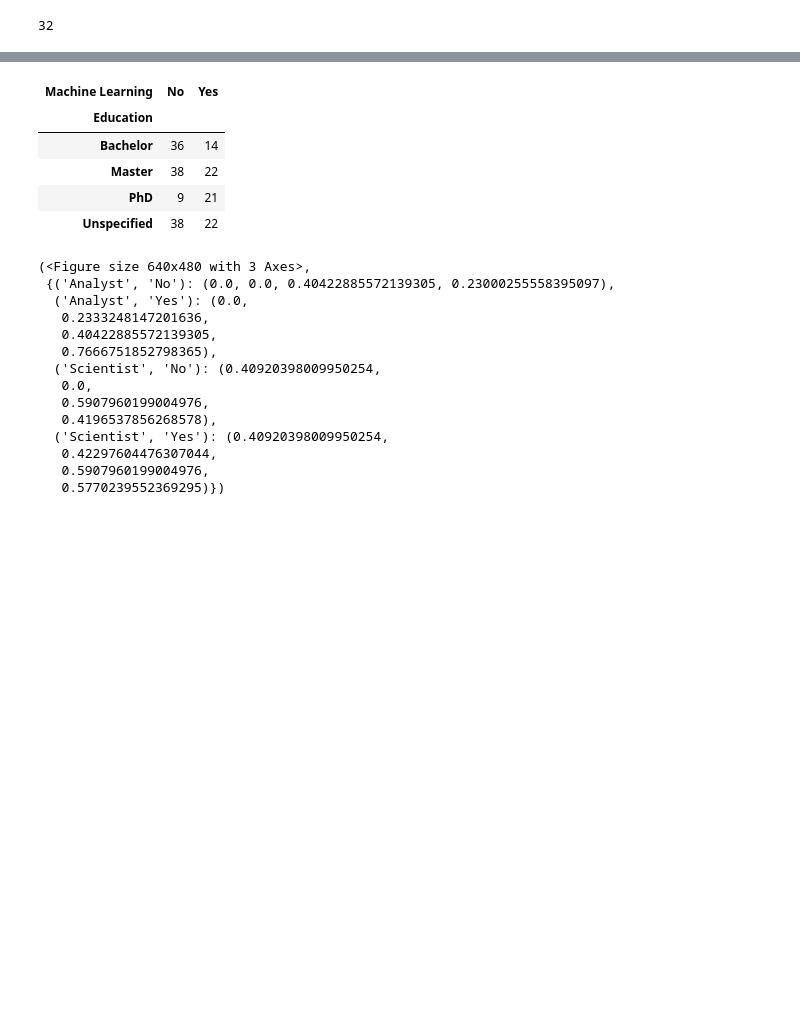
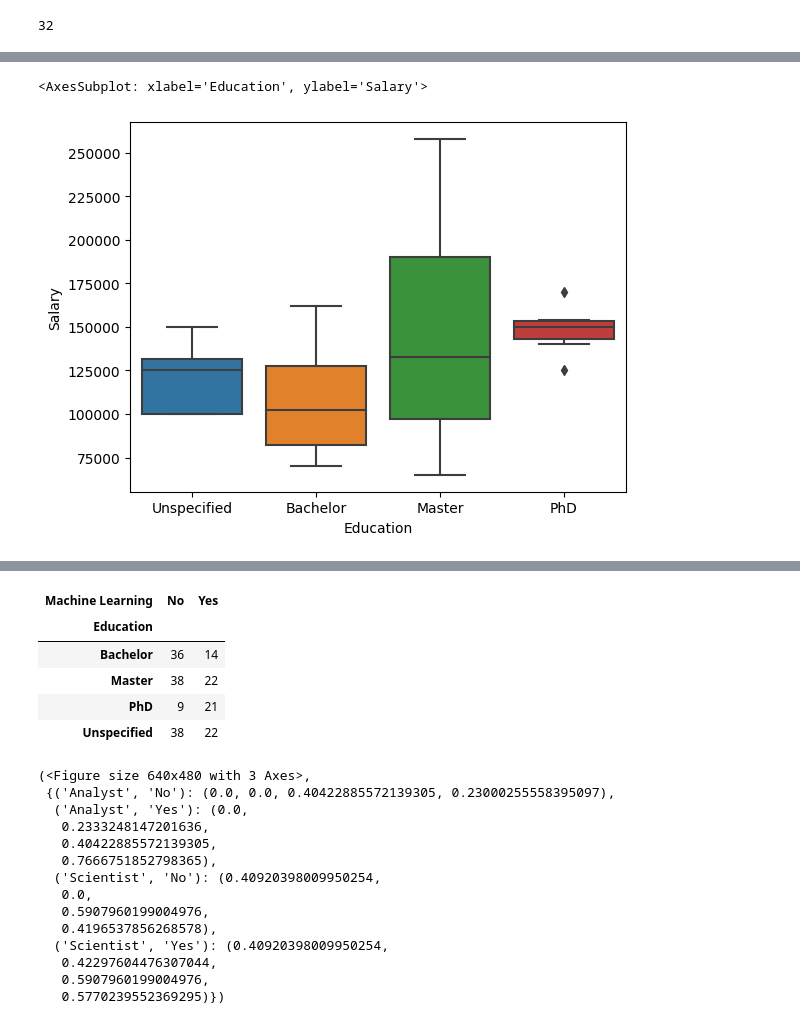
Before and after one commit to clwchanx/STA-141B, a Jupyter notebook: ggpairs.ipynb, the cells around one changed output, grey strips where cells are left out. Saved outputs shown, nothing was run; the diff lists cells and outputs as text; code cells hidden in the pictures; blank space fills up the shorter version.

```diff
--- a/ggpairs.ipynb
+++ b/ggpairs.ipynb
@@ -353,0 +354,5 @@ sns.boxplot(data=df_na, x="Education",y="Salary",ax=axes[1][3])
+# %%
+sns.boxplot(data=df_na, x="Education",y="Salary",)
+# %% [output]
+<AxesSubplot: xlabel='Education', ylabel='Salary'>
+[figure, added]
```
Also changed, not shown: parts of 8 cells of this notebook.
